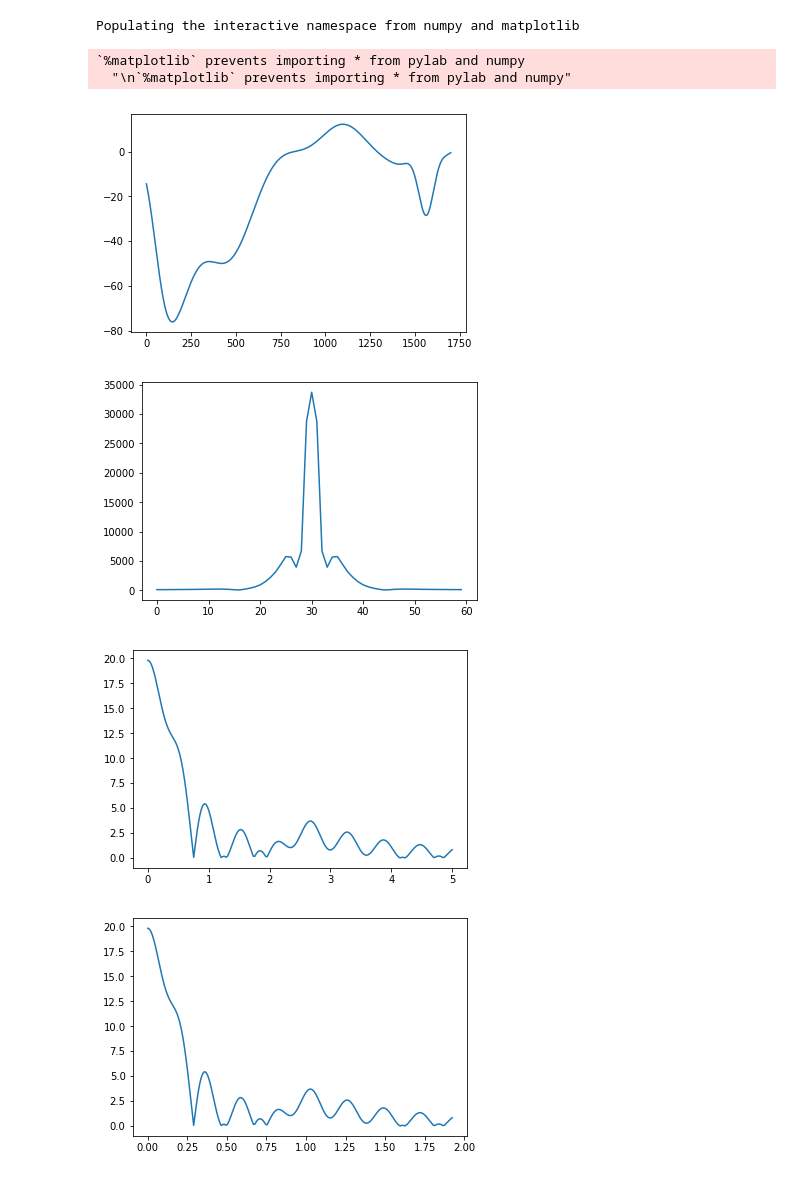
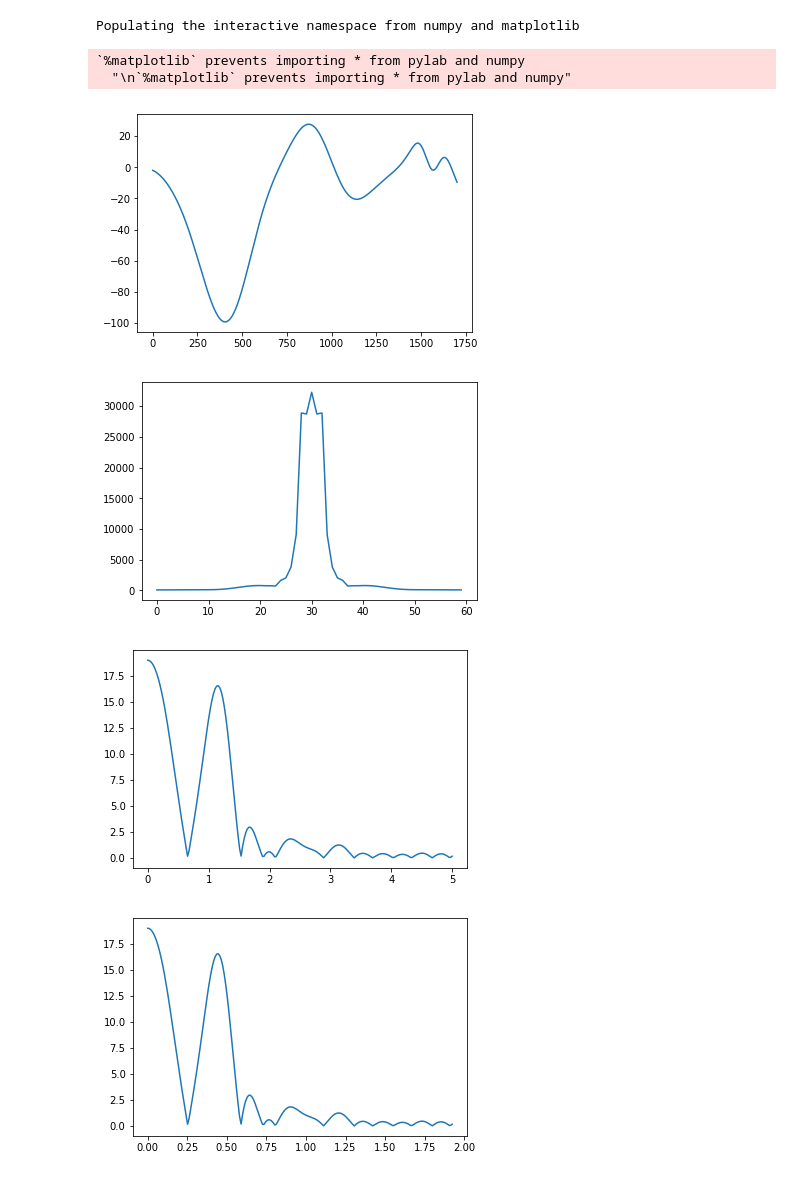
Before and after one commit to nimachm81/YEEFDTD, a Jupyter notebook: build/visualisation/Periodic Gaussian Plasma - large truncated lattice.ipynb, the cells around one changed output. Saved outputs shown, nothing was run; the diff lists cells and outputs as text; code cells hidden in the pictures.

```diff
--- a/build/visualisation/Periodic Gaussian Plasma - large truncated lattice.ipynb
+++ b/build/visualisation/Periodic Gaussian Plasma - large truncated lattice.ipynb
@@ -7,8 +7,10 @@ from matplotlib import pyplot as plt
 
 from ReadBinary import *
 
-fileSuffix = "-22.5"
-filename = "../data/2D/Wp2-x{}.data".format(fileSuffix)
+fileSuffix = "-10"
+folder = "../data/LargePeriodicLattice-GaussianPlasma/fp=1THz/"
+#folder = "../data/2D/"
+filename = folder+"Wp2-x{}.data".format(fileSuffix)
 arrayInfo = GetArrayInfo(filename)
 
 print("typeCode: ", arrayInfo["typeCode"])
@@ -81,7 +96,7 @@ Max E:  1.9244814
 # %%
 %pylab inline
 
-E = GetArrays("../data/2D/E-x-slice{}.data".format(fileSuffix), indStart=0, indEnd=None)[:, 0, :, :]
+E = GetArrays(folder+"E-x-slice{}.data".format(fileSuffix), indStart=0, indEnd=None)[:, 0, :, :]
 print("shape: ", E.shape)
 
 shape = E.shape[1:]
@@ -123,32 +138,32 @@ plt.show()
 Populating the interactive namespace from numpy and matplotlib
 `%matplotlib` prevents importing * from pylab and numpy
   "\n`%matplotlib` prevents importing * from pylab and numpy"
-[figure, old version]
+[figure, new version]
-[figure, old version]
+[figure, new version]
 # %%
 Nw = 200
 w_max = 5
 
 w = np.linspace(0, w_max, Nw)
 dt = 0.01*0.95/np.sqrt(2.0)
 
 Nt = len(E_t)
 t = np.linspace(0, Nt*dt, Nt)
 
-E_f_t = np.zeros(Nw)
+E_f_t = np.zeros(Nw, dtype=complex)
 
 for i in range(len(w)):
     w_i = w[i]
     E_f_t[i] = np.sum(E_t * np.exp(-1j*w_i*t))/Nt
 
 
 plot(w, np.abs(E_f_t))
 show()
 
 from scipy import constants
 pitch = 124
 plot(w*(constants.c/(pitch*constants.micro))/constants.tera/(2.0*np.pi), np.abs(E_f_t))
 show()
 # %% [output]
-[figure, old version]
+[figure, new version]
-[figure, old version]
+[figure, new version]
```
Also changed, not shown: parts of 5 cells of this notebook, 21 other files.
